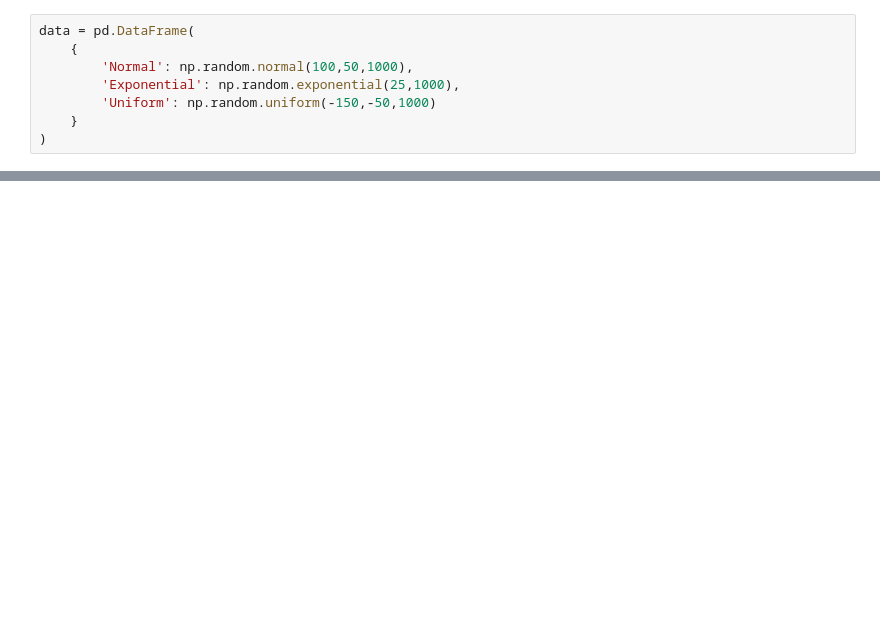
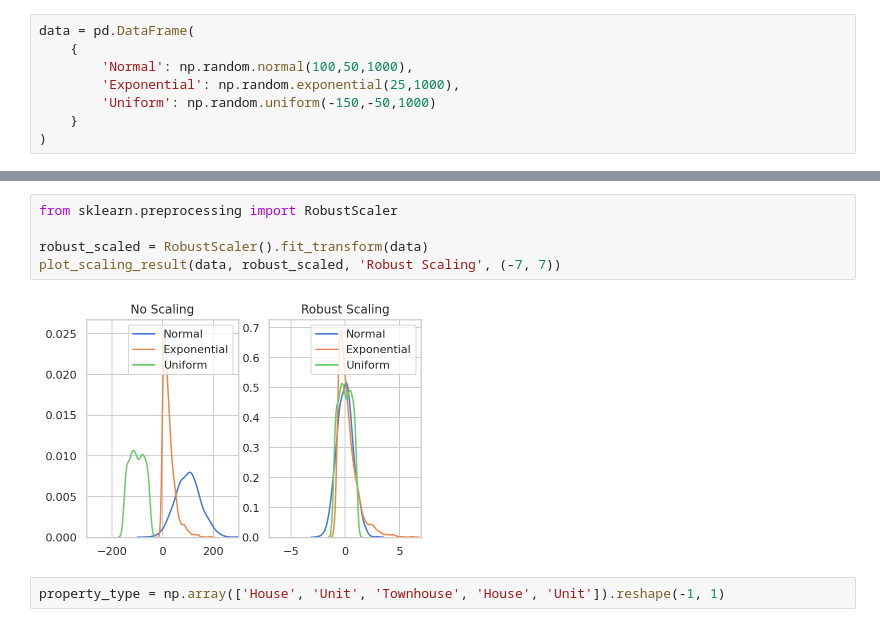
Before and after one commit to JavierOramas/HGML, a Jupyter notebook: lesson5.ipynb, the cells around one changed output, grey strips where cells are left out. Drawn from its saved outputs; the diff is of its cells as text; blank space fills up the shorter version.

```diff
--- a/lesson5.ipynb
+++ b/lesson5.ipynb
@@ -43,0 +67,9 @@ sns.distplot(
+# %%
+from sklearn.preprocessing import RobustScaler
+
+robust_scaled = RobustScaler().fit_transform(data)
+plot_scaling_result(data, robust_scaled, 'Robust Scaling', (-7, 7))
+# %% [output]
+[figure, added]
+# %%
+property_type = np.array(['House', 'Unit', 'Townhouse', 'House', 'Unit']).reshape(-1, 1)
```
Also changed, not shown: parts of 10 cells of this notebook.
